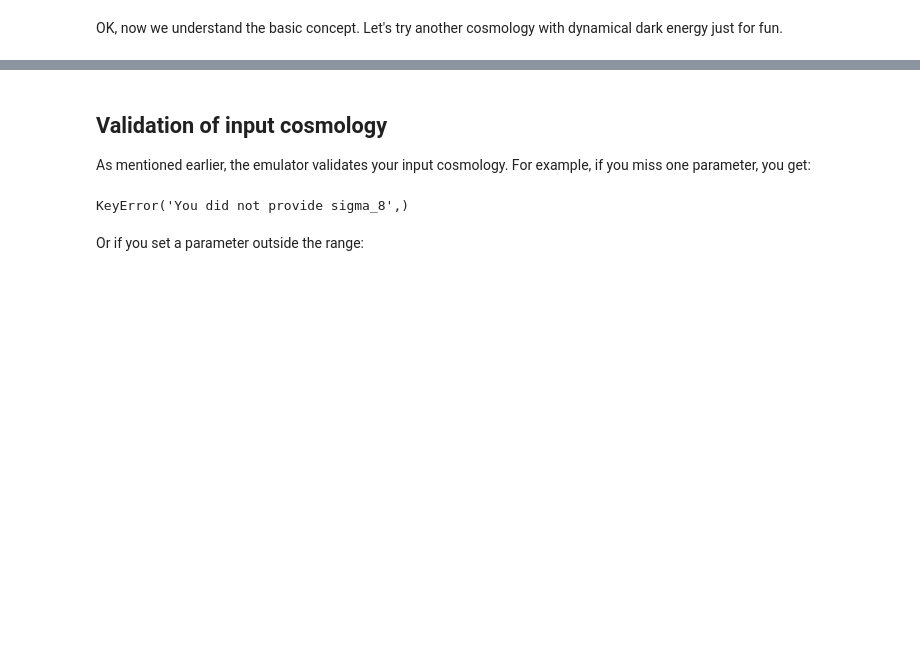
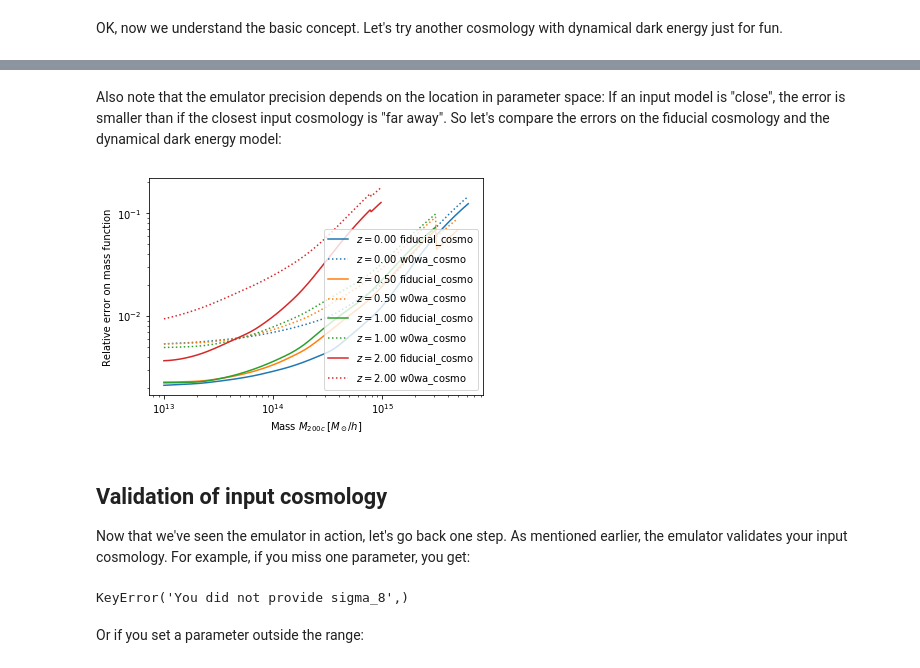
Before and after one commit to SebastianBocquet/MiraTitanHMFemulator, a Jupyter notebook: tutorial.ipynb, the cells around one changed output, grey strips where cells are left out. Saved outputs shown, nothing was run; the diff lists cells and outputs as text; code cells hidden in the pictures; blank space fills up the shorter version.

```diff
--- a/tutorial.ipynb
+++ b/tutorial.ipynb
@@ -111,6 +139,21 @@ plt.legend();
+# %% [markdown]
+Also note that the emulator precision depends on the location in parameter space: If an input model is "close", the error is smaller than if the closest input cosmology is "far away". So let's compare the errors on the fiducial cosmology and the dynamical dark energy model:
+# %%
+res_w0wa = HMFemu.predict(w0wa_cosmo, z, m)
+res_w0wa[1][res_w0wa[1]==0] = np.nan
+
+for i,_z in enumerate(z):
+    plt.loglog(m, res[1][i], color='C%d'%i, label='$z=%.2f$ fiducial_cosmo'%_z)
+    plt.loglog(m, res_w0wa[1][i], color='C%d'%i, label='$z=%.2f$ w0wa_cosmo'%_z, ls=':')
+
+plt.xlabel('Mass $M_{200c}\,[M_\odot/h]$')
+plt.ylabel('Relative error on mass function')
+plt.legend(loc='lower right');
+# %% [output]
+[figure, added]
 # %% [markdown]
 ## Validation of input cosmology
-As mentioned earlier, the emulator validates your input cosmology. For example, if you miss one parameter, you get:
+Now that we've seen the emulator in action, let's go back one step. As mentioned earlier, the emulator validates your input cosmology. For example, if you miss one parameter, you get:
 # %%
 bad_cosmo = {'Ommh2': .3*.7**2,
              'Ombh2': .022,
```
Also changed, not shown: parts of 41 cells of this notebook, 35 other files.
